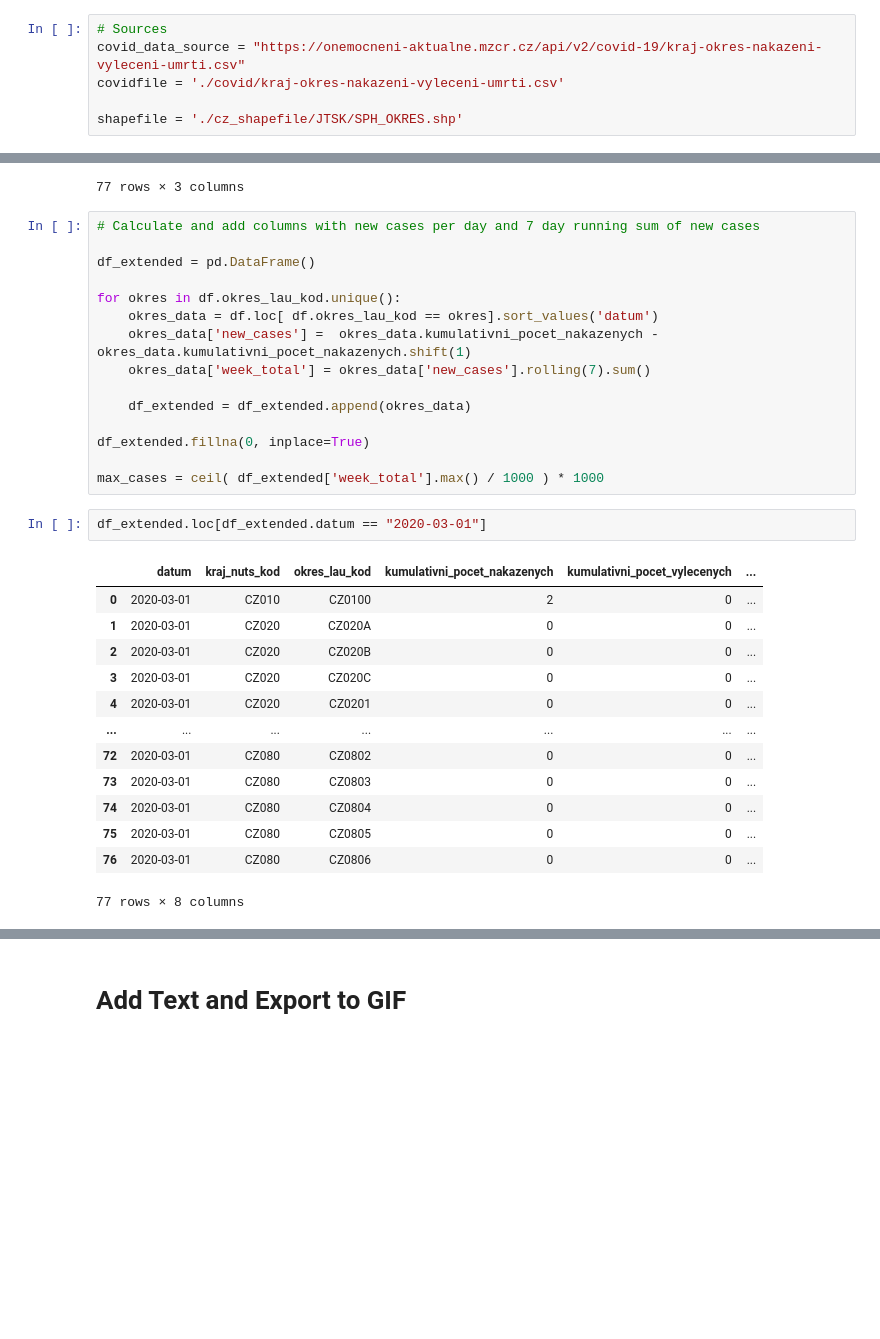
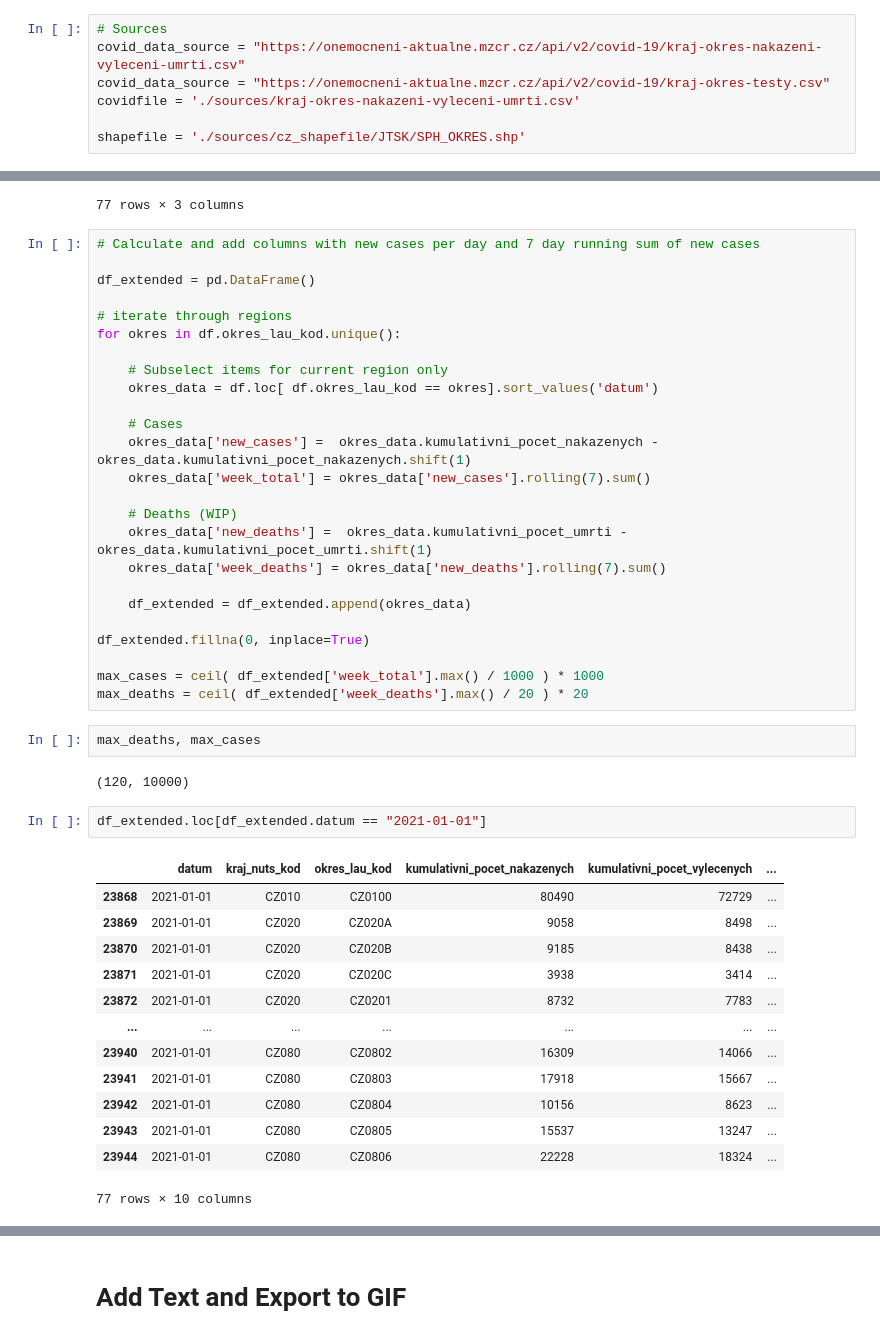
Before and after one commit to vkotek/data-science, a Jupyter notebook: covid/Choropleth.ipynb, the cells around one changed output, grey strips where cells are left out. Saved outputs shown, nothing was run; the diff lists cells and outputs as text; blank space fills up the shorter version.

```diff
--- a/covid/Choropleth.ipynb
+++ b/covid/Choropleth.ipynb
@@ -21,9 +21,10 @@ from PIL import Image, ImageDraw, ImageFont
 # %%
 # Sources
 covid_data_source = "https://onemocneni-aktualne.mzcr.cz/api/v2/covid-19/kraj-okres-nakazeni-vyleceni-umrti.csv"
-covidfile = './covid/kraj-okres-nakazeni-vyleceni-umrti.csv'
+covid_data_source = "https://onemocneni-aktualne.mzcr.cz/api/v2/covid-19/kraj-okres-testy.csv"
+covidfile = './sources/kraj-okres-nakazeni-vyleceni-umrti.csv'
 
-shapefile = './cz_shapefile/JTSK/SPH_OKRES.shp'
+shapefile = './sources/cz_shapefile/JTSK/SPH_OKRES.shp'
 # %%
 # Get fresh covid data if file more than 1 day old
 
@@ -91,31 +135,45 @@ gdf
 
 df_extended = pd.DataFrame()
 
+# iterate through regions
 for okres in df.okres_lau_kod.unique():
+
+    # Subselect items for current region only
     okres_data = df.loc[ df.okres_lau_kod == okres].sort_values('datum')
+
+    # Cases
     okres_data['new_cases'] =  okres_data.kumulativni_pocet_nakazenych - okres_data.kumulativni_pocet_nakazenych.shift(1)
     okres_data['week_total'] = okres_data['new_cases'].rolling(7).sum()
+
+    # Deaths (WIP)
+    okres_data['new_deaths'] =  okres_data.kumulativni_pocet_umrti - okres_data.kumulativni_pocet_umrti.shift(1)
+    okres_data['week_deaths'] = okres_data['new_deaths'].rolling(7).sum()
 
     df_extended = df_extended.append(okres_data)
 
 df_extended.fillna(0, inplace=True)
 
 max_cases = ceil( df_extended['week_total'].max() / 1000 ) * 1000
+max_deaths = ceil( df_extended['week_deaths'].max() / 20 ) * 20
+# %%
+max_deaths, max_cases
+# %% [output]
+(120, 10000)
 # %%
-df_extended.loc[df_extended.datum == "2020-03-01"]
+df_extended.loc[df_extended.datum == "2021-01-01"]
 # %% [output]
 |  | datum | kraj_nuts_kod | okres_lau_kod | kumulativni_pocet_nakazenych | kumulativni_pocet_vylecenych | ... |
-| 0 | 2020-03-01 | CZ010 | CZ0100 | 2 | 0 | ... |
-| 1 | 2020-03-01 | CZ020 | CZ020A | 0 | 0 | ... |
-| 2 | 2020-03-01 | CZ020 | CZ020B | 0 | 0 | ... |
-| 3 | 2020-03-01 | CZ020 | CZ020C | 0 | 0 | ... |
-| 4 | 2020-03-01 | CZ020 | CZ0201 | 0 | 0 | ... |
+| 23868 | 2021-01-01 | CZ010 | CZ0100 | 80490 | 72729 | ... |
+| 23869 | 2021-01-01 | CZ020 | CZ020A | 9058 | 8498 | ... |
+| 23870 | 2021-01-01 | CZ020 | CZ020B | 9185 | 8438 | ... |
+| 23871 | 2021-01-01 | CZ020 | CZ020C | 3938 | 3414 | ... |
+| 23872 | 2021-01-01 | CZ020 | CZ0201 | 8732 | 7783 | ... |
 | ... | ... | ... | ... | ... | ... | ... |
-| 72 | 2020-03-01 | CZ080 | CZ0802 | 0 | 0 | ... |
-| 73 | 2020-03-01 | CZ080 | CZ0803 | 0 | 0 | ... |
-| 74 | 2020-03-01 | CZ080 | CZ0804 | 0 | 0 | ... |
-| 75 | 2020-03-01 | CZ080 | CZ0805 | 0 | 0 | ... |
-| 76 | 2020-03-01 | CZ080 | CZ0806 | 0 | 0 | ... |
+| 23940 | 2021-01-01 | CZ080 | CZ0802 | 16309 | 14066 | ... |
+| 23941 | 2021-01-01 | CZ080 | CZ0803 | 17918 | 15667 | ... |
+| 23942 | 2021-01-01 | CZ080 | CZ0804 | 10156 | 8623 | ... |
+| 23943 | 2021-01-01 | CZ080 | CZ0805 | 15537 | 13247 | ... |
+| 23944 | 2021-01-01 | CZ080 | CZ0806 | 22228 | 18324 | ... |
-77 rows × 8 columns
+77 rows × 10 columns
 # %%
 # Iterate over days and export visualisation to PNG
```
Also changed, not shown: parts of 10 cells of this notebook.
